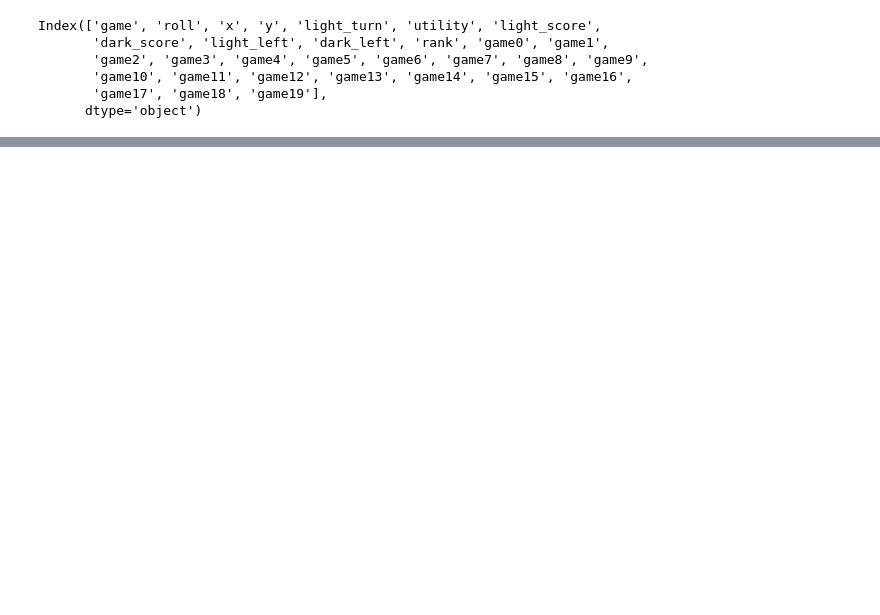
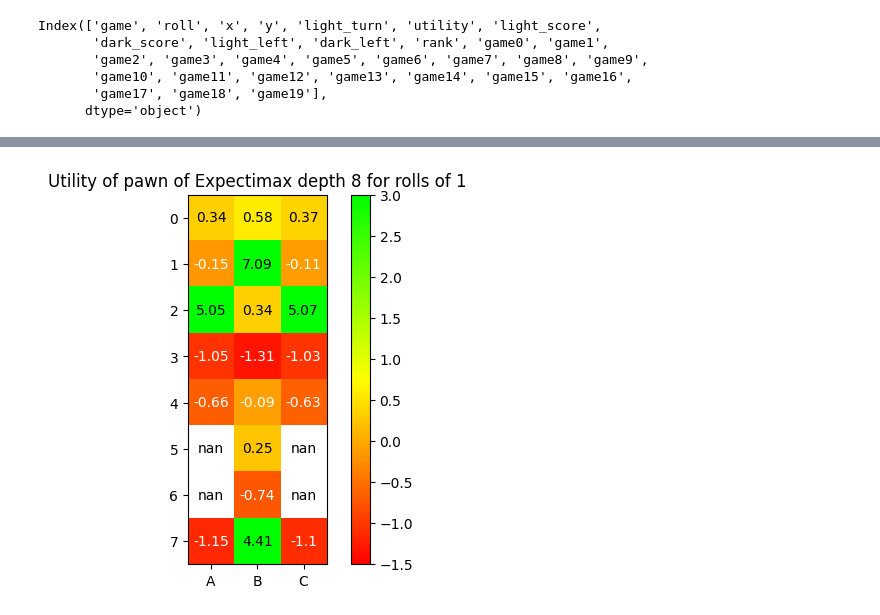
Before and after one commit to qwertyuu/python-ur-machine-learning, a Jupyter notebook: notebooks/dataset_viz.ipynb, the cells around one changed output, grey strips where cells are left out. Saved outputs shown, nothing was run; the diff lists cells and outputs as text; code cells hidden in the pictures; blank space fills up the shorter version.

```diff
--- a/notebooks/dataset_viz.ipynb
+++ b/notebooks/dataset_viz.ipynb
@@ -200,0 +173,4 @@ print(len(dataset.query("roll == 4")))
+# %%
+show_heatmap(df_utility['2'], "Utility", "for rolls of 1", cm, (-1.5, 3))
+# %% [output]
+[figure, added]
```
Also changed, not shown: parts of 44 cells of this notebook.
